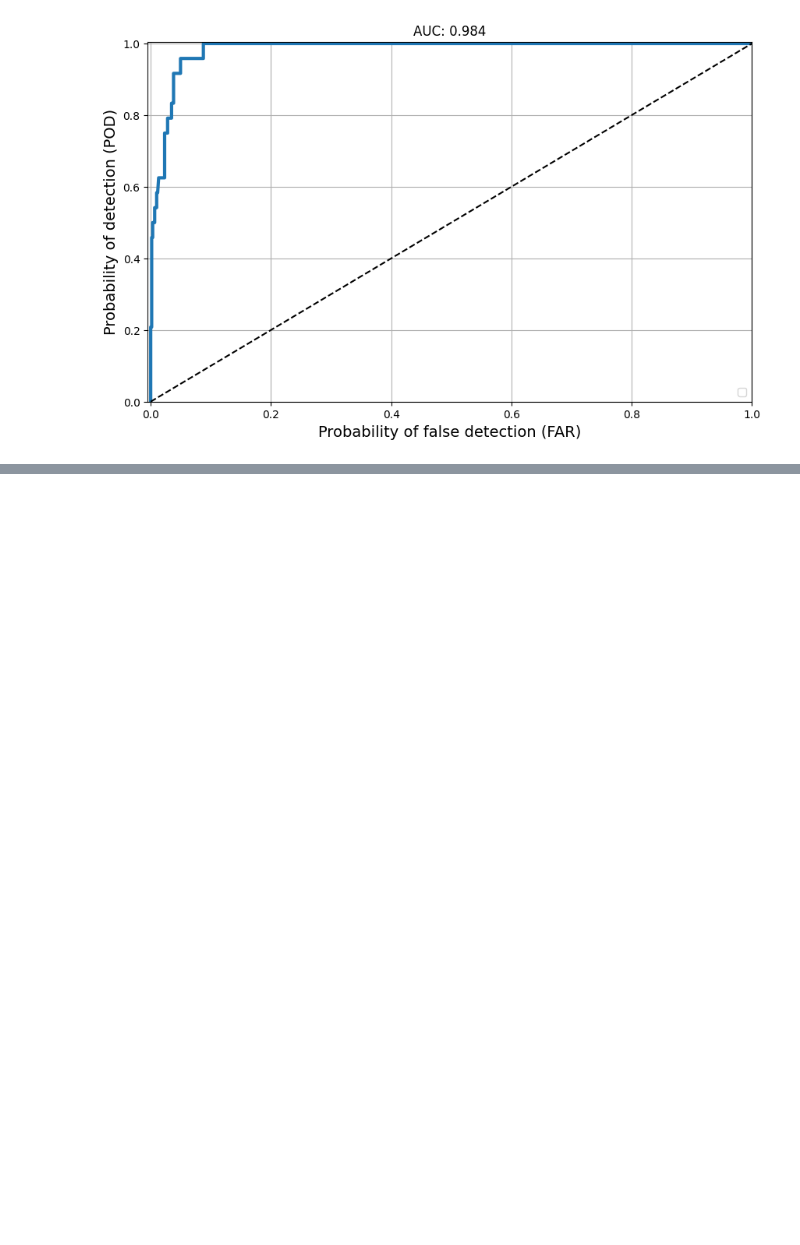
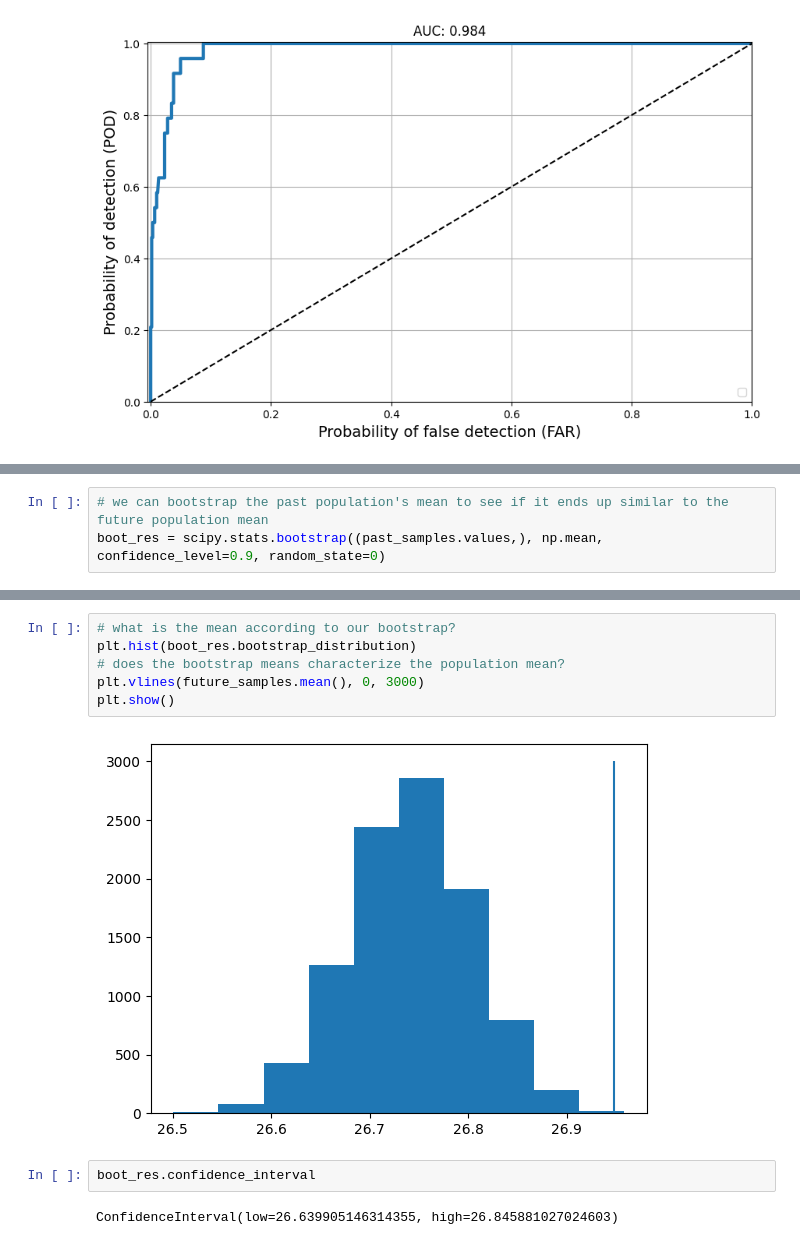
Before and after one commit to mariajmolina/UMDAOSC650, a Jupyter notebook: evaluation.ipynb, the cells around one changed output, grey strips where cells are left out. Drawn from its saved outputs; the diff is of its cells as text; blank space fills up the shorter version.

```diff
--- a/evaluation.ipynb
+++ b/evaluation.ipynb
@@ -726,0 +763,3 @@ Some suggestions below:
+# %%
+# we can bootstrap the past population's mean to see if it ends up similar to the future population mean
+boot_res = scipy.stats.bootstrap((past_samples.values,), np.mean, confidence_level=0.9, random_state=0)
@@ -726,0 +771,12 @@ Some suggestions below:
+# %%
+# what is the mean according to our bootstrap?
+plt.hist(boot_res.bootstrap_distribution)
+# does the bootstrap means characterize the population mean?
+plt.vlines(future_samples.mean(), 0, 3000)
+plt.show()
+# %% [output]
+[figure, added]
+# %%
+boot_res.confidence_interval
+# %% [output]
+ConfidenceInterval(low=26.639905146314355, high=26.845881027024603)
```
Also changed, not shown: parts of 8 cells of this notebook.
